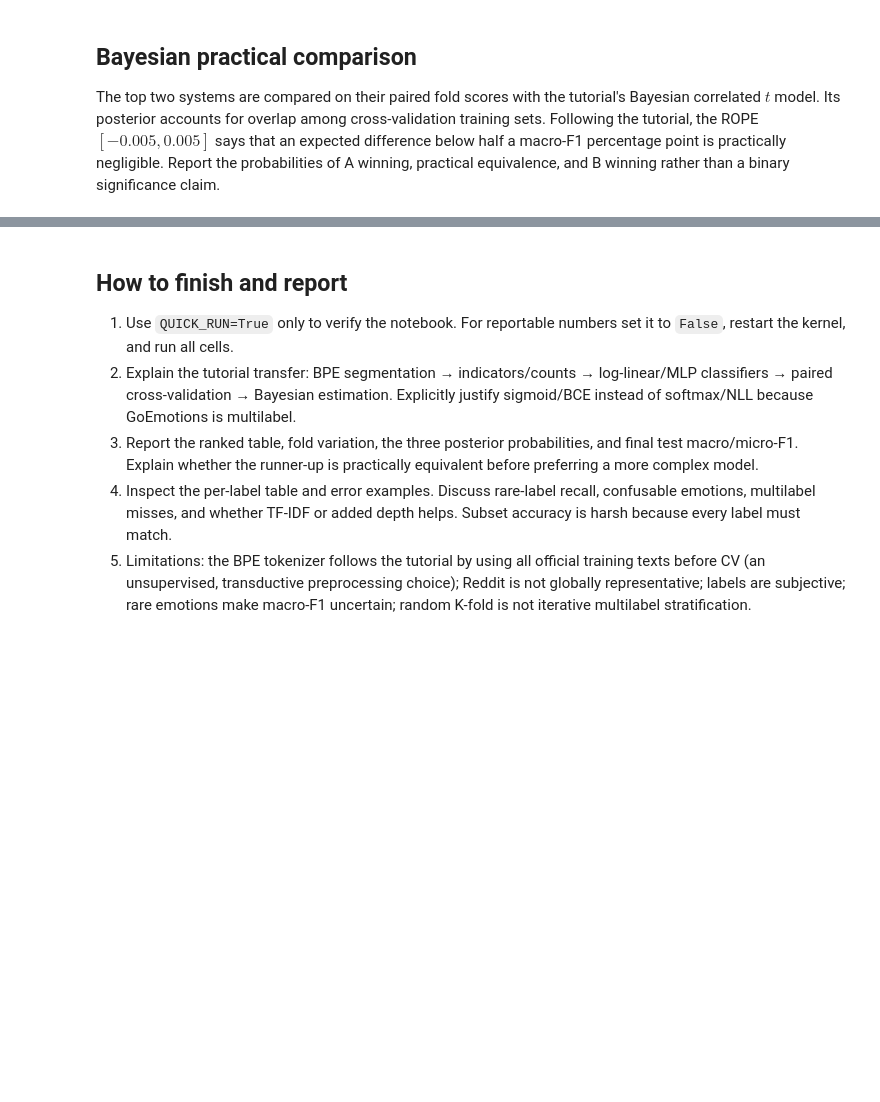
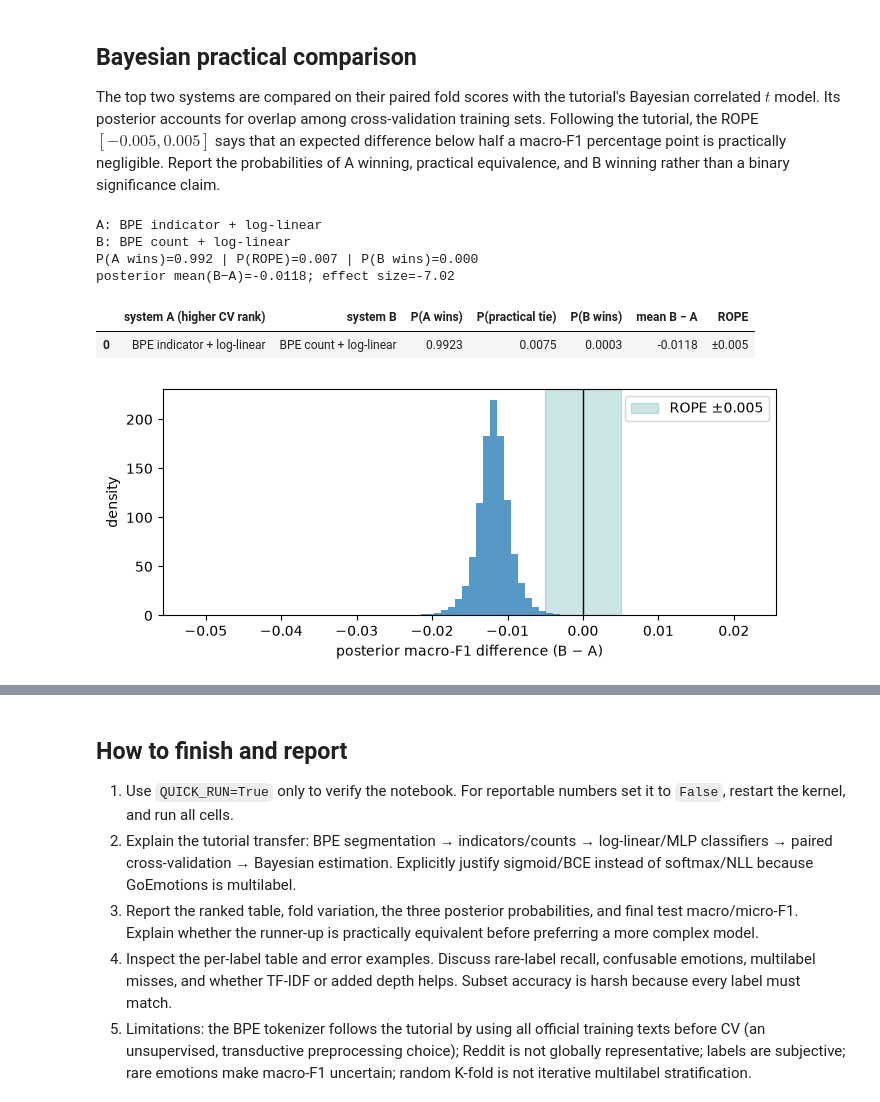
Before and after one commit to BorysMaj/NLP_group40, a Jupyter notebook: part1/GoEmotions_Project_Proposition.ipynb, the cells around one changed output, grey strips where cells are left out. Saved outputs shown, nothing was run; the diff lists cells and outputs as text; code cells hidden in the pictures; blank space fills up the shorter version.

```diff
--- a/part1/GoEmotions_Project_Proposition.ipynb
+++ b/part1/GoEmotions_Project_Proposition.ipynb
@@ -169,20 +262,34 @@ The top two systems are compared on their paired fold scores with the tutorial's
 # %%
 # Cell 5 — Estimate and visualise the posterior difference between the best two systems.
 A, B = summary.loc[0, 'system'], summary.loc[1, 'system']
 order = ['run', 'fold']
 a = scores.loc[scores.system.eq(A)].sort_values(order)['macro_f1'].to_numpy()
 b = scores.loc[scores.system.eq(B)].sort_values(order)['macro_f1'].to_numpy()
 posterior = baycomp.CorrelatedTTest(a, b, rope=ROPE, runs=len(CV_SEEDS))  # B − A
 p_A, p_rope, p_B = posterior.probs()
 print(f'A: {A}\nB: {B}')
 print(f'P(A wins)={p_A:.3f} | P(ROPE)={p_rope:.3f} | P(B wins)={p_B:.3f}')
 print(f'posterior mean(B−A)={posterior.mean:.4f}; effect size={posterior.mean / np.sqrt(posterior.var):.2f}')
+posterior_table = pd.DataFrame([{
+    'system A (higher CV rank)': A, 'system B': B,
+    'P(A wins)': p_A, 'P(practical tie)': p_rope, 'P(B wins)': p_B,
+    'mean B − A': posterior.mean, 'ROPE': f'±{ROPE}',
+}])
+display(posterior_table.round(4))
 samples = np.asarray(posterior.sample)
 fig, ax = plt.subplots(figsize=(7, 3))
 ax.hist(samples, bins=80, density=True, alpha=.75)
 ax.axvspan(-ROPE, ROPE, color='teal', alpha=.2, label=f'ROPE ±{ROPE}')
 ax.axvline(0, color='black', lw=1); ax.set(xlabel='posterior macro-F1 difference (B − A)', ylabel='density')
 ax.legend(); plt.tight_layout()
+# %% [output]
+A: BPE indicator + log-linear
+B: BPE count + log-linear
+P(A wins)=0.992 | P(ROPE)=0.007 | P(B wins)=0.000
+posterior mean(B−A)=-0.0118; effect size=-7.02
+|  | system A (higher CV rank) | system B | P(A wins) | P(practical tie) | P(B wins) | mean B − A | ROPE |
+| 0 | BPE indicator + log-linear | BPE count + log-linear | 0.9923 | 0.0075 | 0.0003 | -0.0118 | ±0.005 |
+[figure, added]
 # %%
 # Cell 6 — Refit the selected system on train+dev, evaluate test once, and expose errors.
 best_name = A
```
Also changed, not shown: parts of 5 cells of this notebook.
